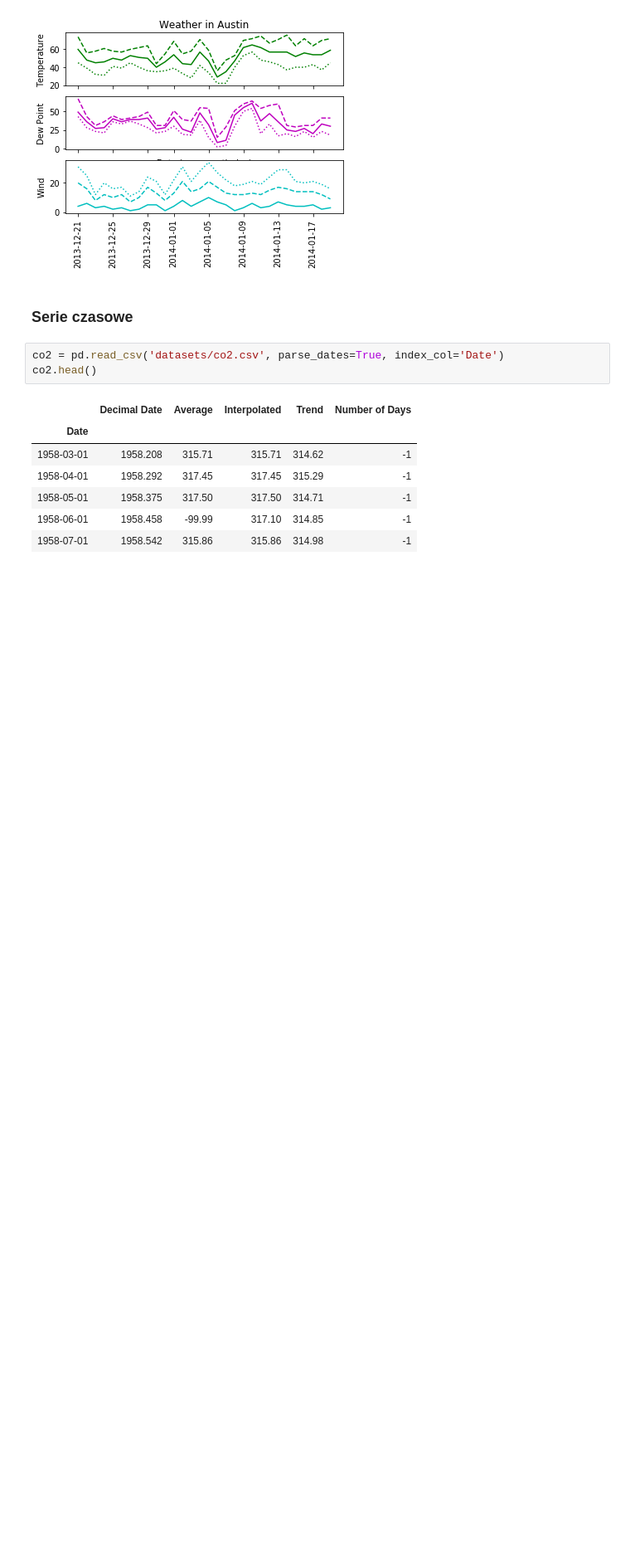
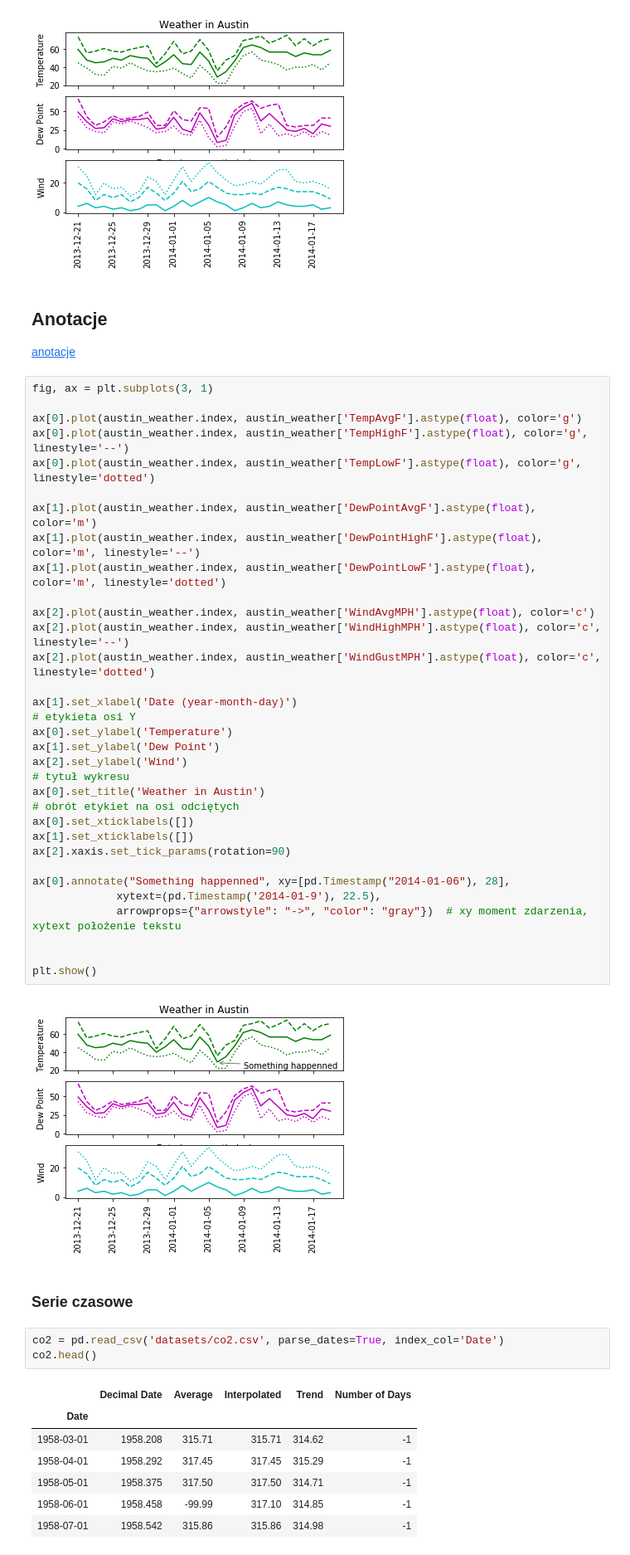
Before and after one commit to xenteros/data-science-training, a Jupyter notebook: Visualizations.ipynb, the cells around one changed output. Shown: that part at 83% size. Drawn from its saved outputs; the diff is of its cells as text; blank space fills up the shorter version.

```diff
--- a/Visualizations.ipynb
+++ b/Visualizations.ipynb
@@ -236,6 +241,45 @@ ax[2].xaxis.set_tick_params(rotation=90)
 plt.show()
 # %% [output]
 [figure]
+# %% [markdown]
+## Anotacje
+
+[anotacje](https://matplotlib.org/users/annotations.html)
+# %%
+fig, ax = plt.subplots(3, 1)
+
+ax[0].plot(austin_weather.index, austin_weather['TempAvgF'].astype(float), color='g')
+ax[0].plot(austin_weather.index, austin_weather['TempHighF'].astype(float), color='g', linestyle='--')
+ax[0].plot(austin_weather.index, austin_weather['TempLowF'].astype(float), color='g', linestyle='dotted')
+
+ax[1].plot(austin_weather.index, austin_weather['DewPointAvgF'].astype(float), color='m')
+ax[1].plot(austin_weather.index, austin_weather['DewPointHighF'].astype(float), color='m', linestyle='--')
+ax[1].plot(austin_weather.index, austin_weather['DewPointLowF'].astype(float), color='m', linestyle='dotted')
+
+ax[2].plot(austin_weather.index, austin_weather['WindAvgMPH'].astype(float), color='c')
+ax[2].plot(austin_weather.index, austin_weather['WindHighMPH'].astype(float), color='c', linestyle='--')
+ax[2].plot(austin_weather.index, austin_weather['WindGustMPH'].astype(float), color='c', linestyle='dotted')
+
+ax[1].set_xlabel('Date (year-month-day)')
+# etykieta osi Y
+ax[0].set_ylabel('Temperature')
+ax[1].set_ylabel('Dew Point')
+ax[2].set_ylabel('Wind')
+# tytuł wykresu
+ax[0].set_title('Weather in Austin')
+# obrót etykiet na osi odciętych
+ax[0].set_xticklabels([])
+ax[1].set_xticklabels([])
+ax[2].xaxis.set_tick_params(rotation=90)
+
+ax[0].annotate("Something happenned", xy=[pd.Timestamp("2014-01-06"), 28],
+             xytext=(pd.Timestamp('2014-01-9'), 22.5),
+             arrowprops={"arrowstyle": "->", "color": "gray"})  # xy moment zdarzenia, xytext położenie tekstu
+
+
+plt.show()
+# %% [output]
+[figure, added]
 # %% [markdown]
 ### Serie czasowe
 # %%
```
Also changed, not shown: parts of 6 cells of this notebook.
